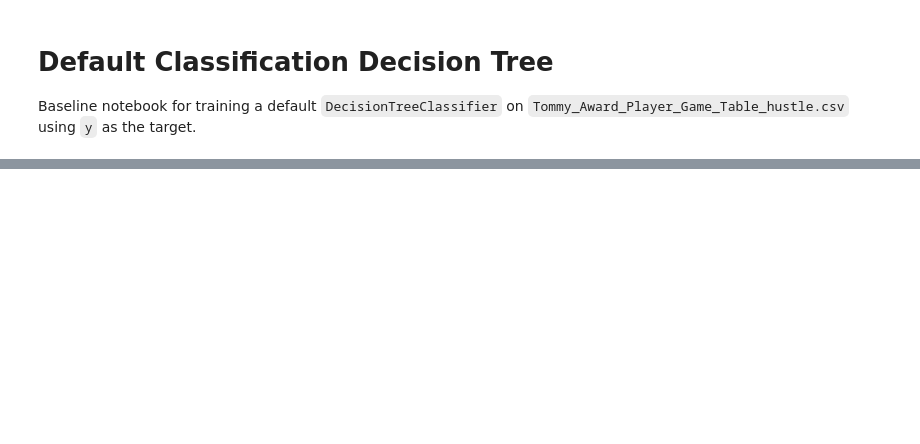
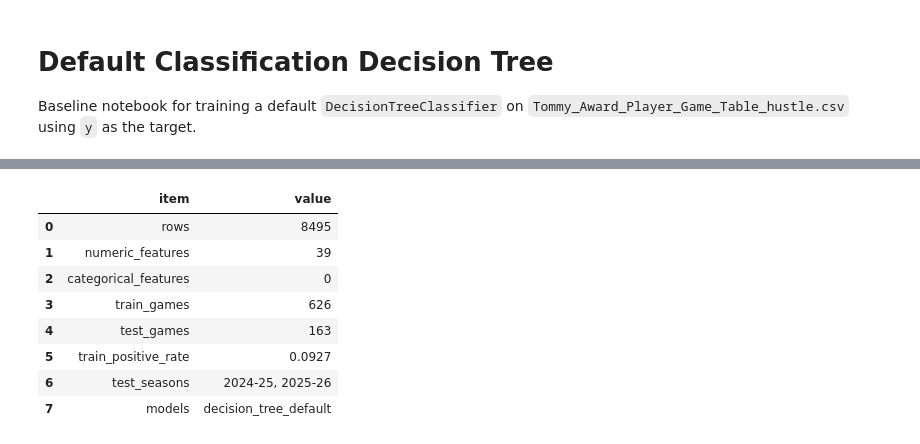
Before and after one commit to Tttaussig33/tommy-award-analysis, a Jupyter notebook: default_decision_tree_classifier.ipynb, the cells around one changed output, grey strips where cells are left out. Drawn from its saved outputs; the diff is of its cells as text; code cells hidden in the pictures; blank space fills up the shorter version.

```diff
--- a/default_decision_tree_classifier.ipynb
+++ b/default_decision_tree_classifier.ipynb
@@ -119,0 +127,54 @@ pd.DataFrame([metrics])
+# %%
+requested_test_seasons = ["2024-25", "2025-26"]
+available_seasons = sorted(df["season"].dropna().astype(str).unique().tolist())
+selected_test_seasons = [s for s in requested_test_seasons if s in available_seasons]
+
+if not selected_test_seasons:
+    raise ValueError(
+        f"None of the requested test seasons were found. Requested={requested_test_seasons}, available={available_seasons}"
+    )
+
+train_df = df[~df["season"].isin(selected_test_seasons)].copy()
+test_df = df[df["season"].isin(selected_test_seasons)].copy()
+
+X_train = train_df[numeric_feature_cols].copy()
+X_test = test_df[numeric_feature_cols].copy()
+y_train = train_df[target_col].astype(int)
+y_test = test_df[target_col].astype(int)
+
+summary_df = pd.DataFrame(
+    {
+        "item": [
+            "rows",
+            "numeric_features",
+            "categorical_features",
+            "train_games",
+            "test_games",
+            "train_positive_rate",
+            "test_seasons",
+            "models",
+        ],
+        "value": [
+            len(df),
+            len(numeric_feature_cols),
+            0,
+            train_df[game_id_col].nunique(),
+            test_df[game_id_col].nunique(),
+            round(train_df[target_col].mean(), 4),
+            ", ".join(selected_test_seasons),
+            "decision_tree_default",
+        ],
+    }
+)
+
+display(summary_df)
+# %% [output]
+|  | item | value |
+| 0 | rows | 8495 |
+| 1 | numeric_features | 39 |
+| 2 | categorical_features | 0 |
+| 3 | train_games | 626 |
+| 4 | test_games | 163 |
+| 5 | train_positive_rate | 0.0927 |
+| 6 | test_seasons | 2024-25, 2025-26 |
+| 7 | models | decision_tree_default |
```
Also changed, not shown: parts of 12 cells of this notebook, 3 other files.
